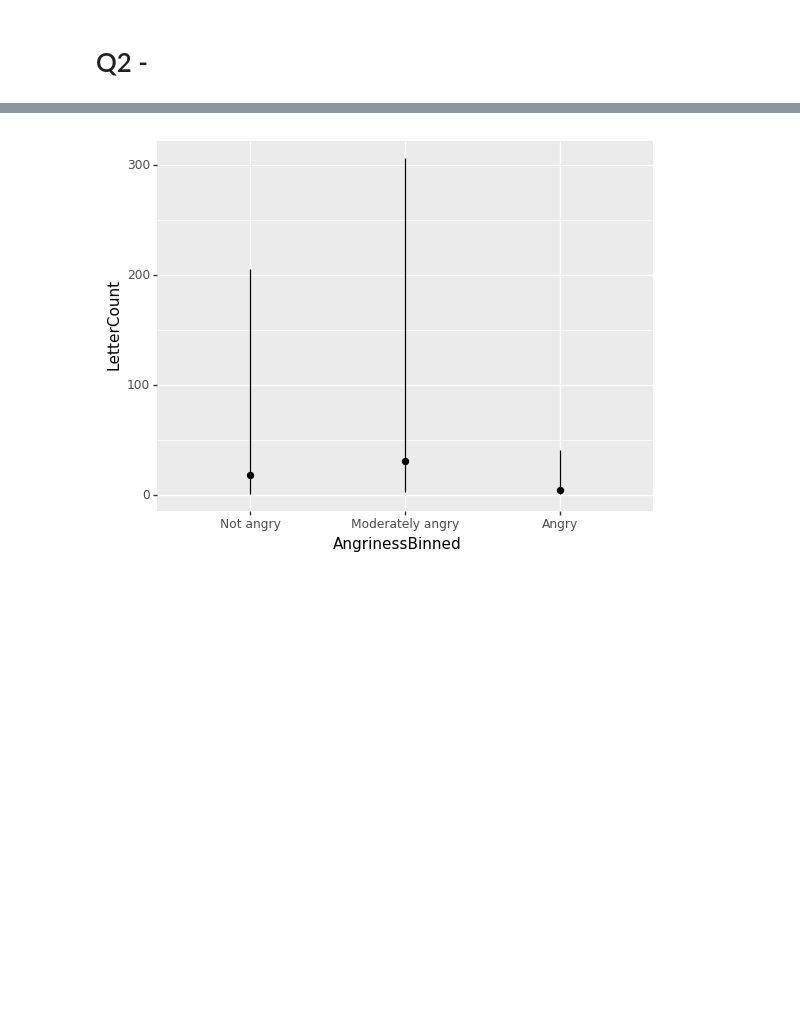
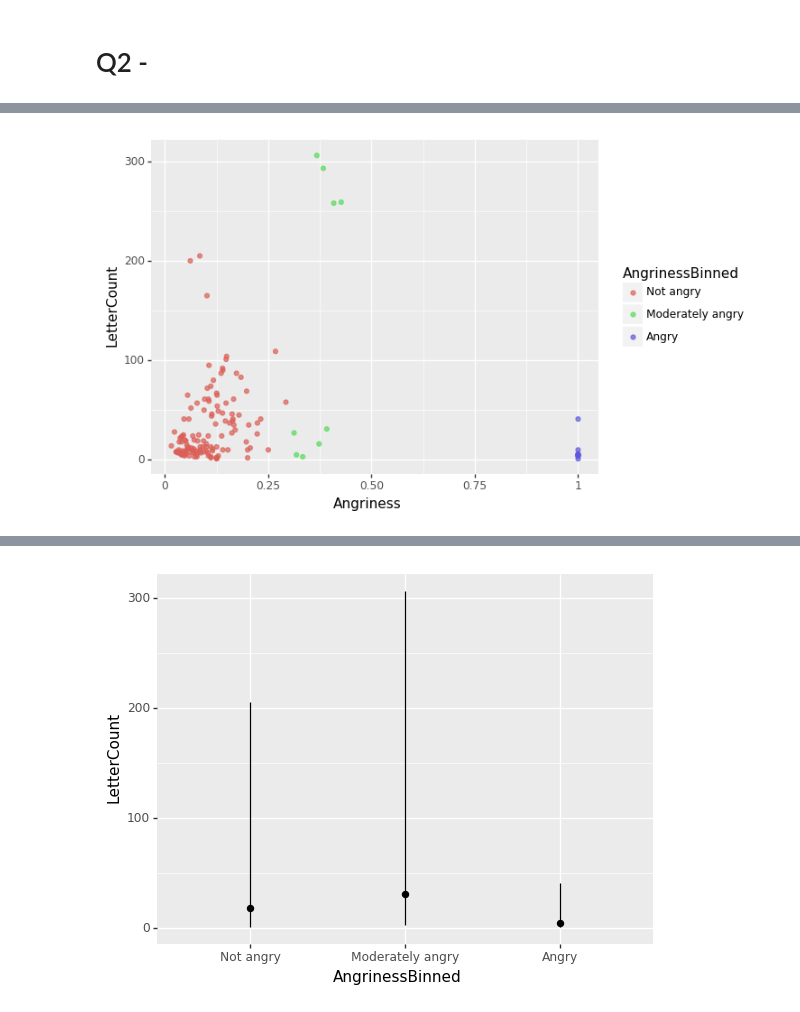
Before and after one commit to gpagliuca/buckley_issue_log, a Jupyter notebook: notebooks/Full EDA.ipynb, the cells around one changed output, grey strips where cells are left out. Cells and saved outputs as stored; diff of their text form; code cells hidden in the pictures; blank space fills up the shorter version.

```diff
--- a/notebooks/Full EDA.ipynb
+++ b/notebooks/Full EDA.ipynb
@@ -95,0 +132,7 @@ ggplot(df, aes(x="LetterCount", y="Angriness", color='Region',)) \
+# %%
+p = ggplot(aes(x='Angriness', y='LetterCount', color='AngrinessBinned'), data=df) \
+      + geom_point(alpha=0.7)
+ggplot.draw(p)
+ggplot.save(p, filename='eda_q3.png', path='../images')
+# %% [output]
+[figure, added]
```
Also changed, not shown: parts of 17 cells of this notebook, 10 other files.
